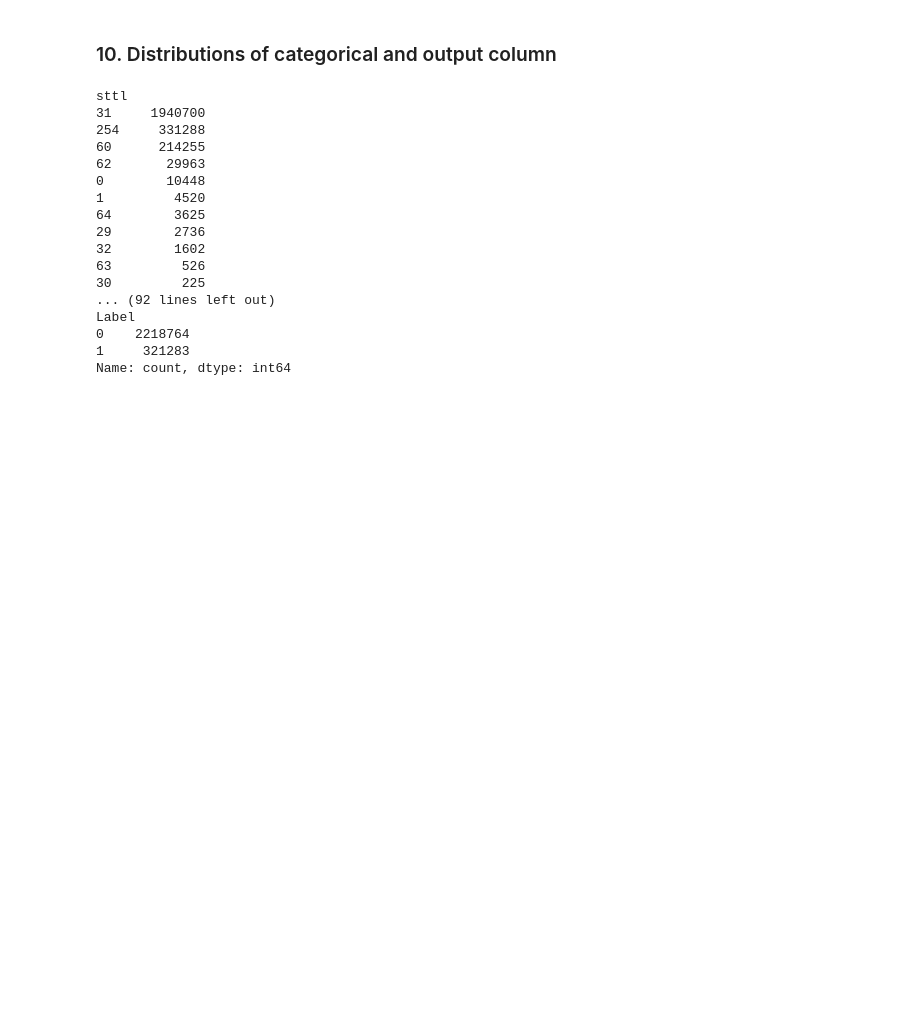
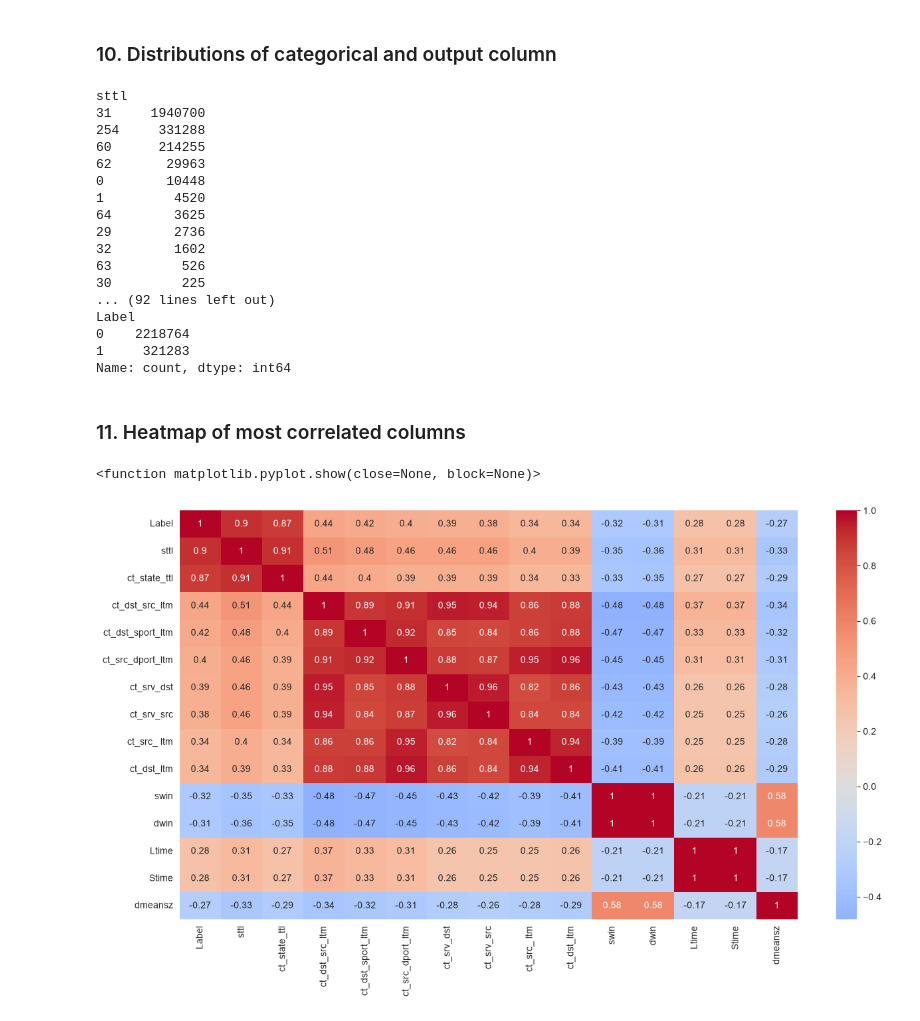
Before and after one commit to ShuvamLabs/network-anomaly-detector, a Jupyter notebook: Detector/notebooks/01-data-observation.ipynb, the cells around one changed output. Cells and saved outputs as stored; diff of their text form; code cells hidden in the pictures; blank space fills up the shorter version.

```diff
--- a/Detector/notebooks/01-data-observation.ipynb
+++ b/Detector/notebooks/01-data-observation.ipynb
@@ -195,3 +195,17 @@ Label
 0    2218764
 1     321283
 Name: count, dtype: int64
+# %% [markdown]
+### 11. Heatmap of most correlated columns
+# %%
+top_features = (
+    df.corr(numeric_only=True)["Label"].sort_values(key = abs , ascending = False).head(15).index
+)
+
+corr = df[top_features].corr()
+plt.figure(figsize=(15,8))
+sns.heatmap(corr, cmap='coolwarm', center =0, annot=True)
+plt.show
+# %% [output]
+<function matplotlib.pyplot.show(close=None, block=None)>
+[figure, added]
```
Also changed, not shown: parts of 3 cells of this notebook.
